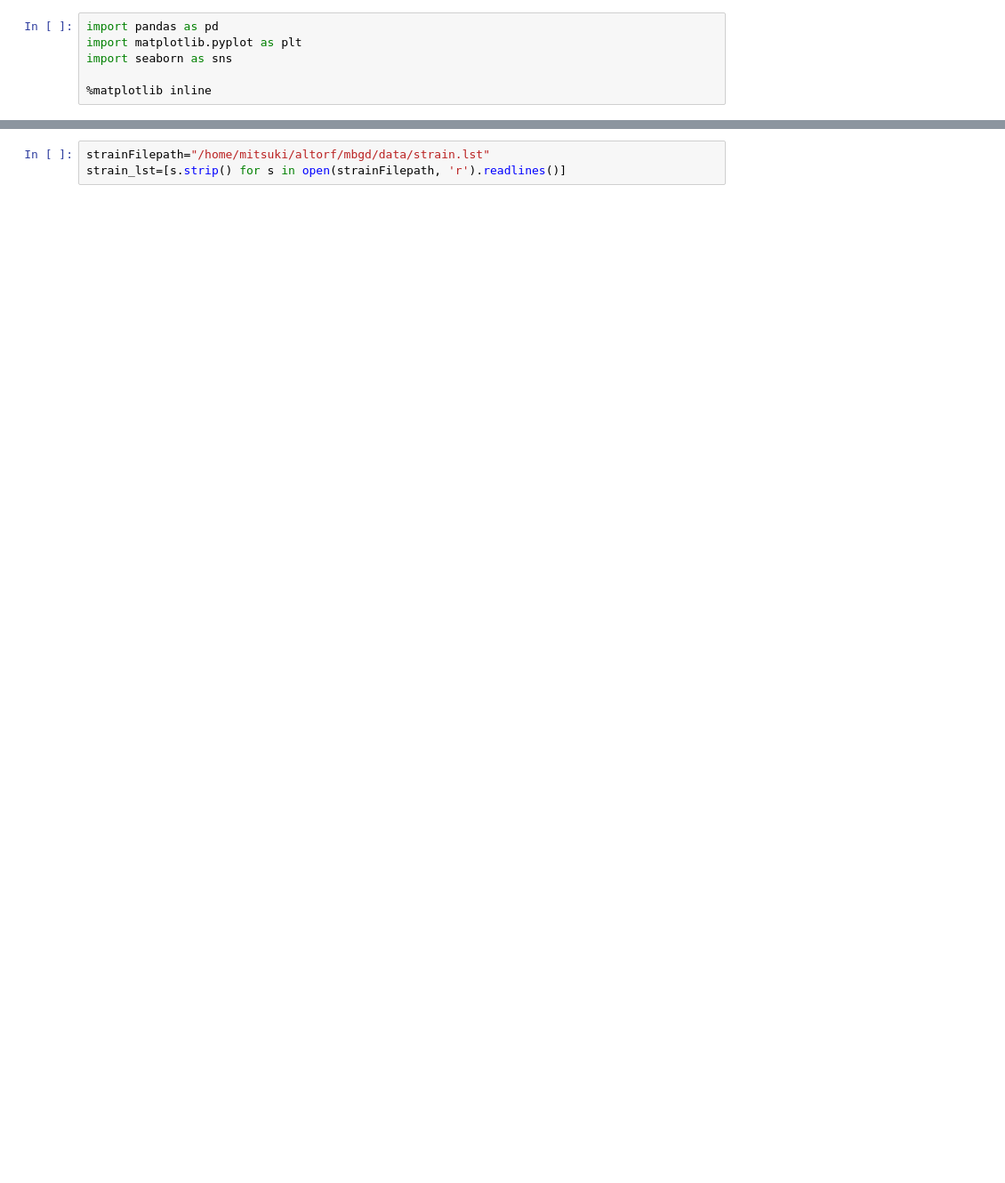
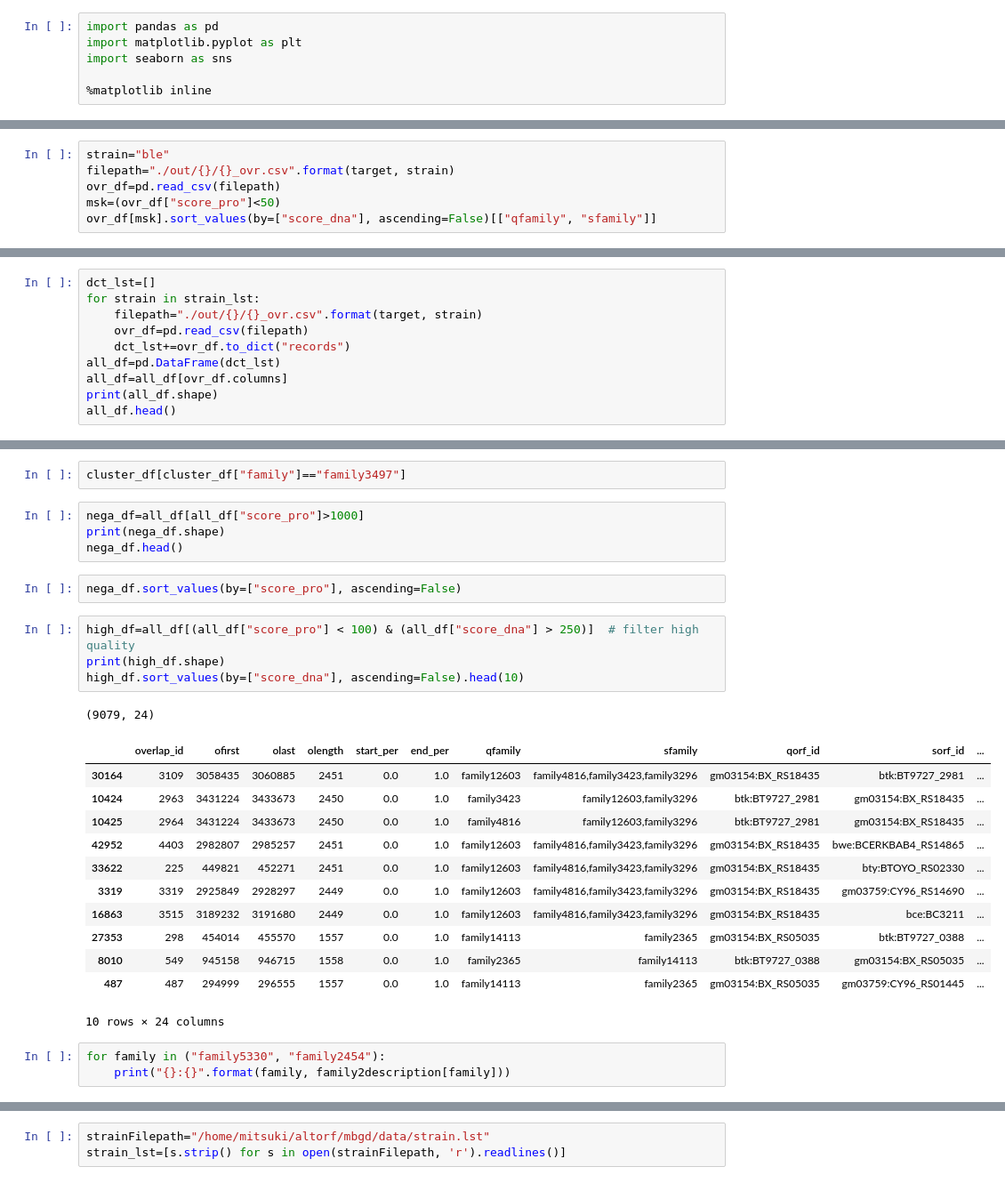
Before and after one commit to MitsukiUsui/mbgd, a Jupyter notebook: analyze/viz_score.ipynb, the cells around one changed output, grey strips where cells are left out. Shown: that part at 89% size. Drawn from its saved outputs; the diff is of its cells as text; blank space fills up the shorter version.

```diff
--- a/analyze/viz_score.ipynb
+++ b/analyze/viz_score.ipynb
@@ -6,0 +42,6 @@ import seaborn as sns
+# %%
+strain="ble"
+filepath="./out/{}/{}_ovr.csv".format(target, strain)
+ovr_df=pd.read_csv(filepath)
+msk=(ovr_df["score_pro"]<50)
+ovr_df[msk].sort_values(by=["score_dna"], ascending=False)[["qfamily", "sfamily"]]
@@ -6,0 +58,10 @@ import seaborn as sns
+# %%
+dct_lst=[]
+for strain in strain_lst:
+    filepath="./out/{}/{}_ovr.csv".format(target, strain)
+    ovr_df=pd.read_csv(filepath)
+    dct_lst+=ovr_df.to_dict("records")
+all_df=pd.DataFrame(dct_lst)
+all_df=all_df[ovr_df.columns]
+print(all_df.shape)
+all_df.head()
@@ -6,0 +91,29 @@ import seaborn as sns
+# %%
+cluster_df[cluster_df["family"]=="family3497"]
+# %%
+nega_df=all_df[all_df["score_pro"]>1000]
+print(nega_df.shape)
+nega_df.head()
+# %%
+nega_df.sort_values(by=["score_pro"], ascending=False)
+# %%
+high_df=all_df[(all_df["score_pro"] < 100) & (all_df["score_dna"] > 250)]  # filter high quality
+print(high_df.shape)
+high_df.sort_values(by=["score_dna"], ascending=False).head(10)
+# %% [output]
+(9079, 24)
+|  | overlap_id | ofirst | olast | olength | start_per | end_per | qfamily | sfamily | qorf_id | sorf_id | ... |
+| 30164 | 3109 | 3058435 | 3060885 | 2451 | 0.0 | 1.0 | family12603 | family4816,family3423,family3296 | gm03154:BX_RS18435 | btk:BT9727_2981 | ... |
+| 10424 | 2963 | 3431224 | 3433673 | 2450 | 0.0 | 1.0 | family3423 | family12603,family3296 | btk:BT9727_2981 | gm03154:BX_RS18435 | ... |
+| 10425 | 2964 | 3431224 | 3433673 | 2450 | 0.0 | 1.0 | family4816 | family12603,family3296 | btk:BT9727_2981 | gm03154:BX_RS18435 | ... |
+| 42952 | 4403 | 2982807 | 2985257 | 2451 | 0.0 | 1.0 | family12603 | family4816,family3423,family3296 | gm03154:BX_RS18435 | bwe:BCERKBAB4_RS14865 | ... |
+| 33622 | 225 | 449821 | 452271 | 2451 | 0.0 | 1.0 | family12603 | family4816,family3423,family3296 | gm03154:BX_RS18435 | bty:BTOYO_RS02330 | ... |
+| 3319 | 3319 | 2925849 | 2928297 | 2449 | 0.0 | 1.0 | family12603 | family4816,family3423,family3296 | gm03154:BX_RS18435 | gm03759:CY96_RS14690 | ... |
+| 16863 | 3515 | 3189232 | 3191680 | 2449 | 0.0 | 1.0 | family12603 | family4816,family3423,family3296 | gm03154:BX_RS18435 | bce:BC3211 | ... |
+| 27353 | 298 | 454014 | 455570 | 1557 | 0.0 | 1.0 | family14113 | family2365 | gm03154:BX_RS05035 | btk:BT9727_0388 | ... |
+| 8010 | 549 | 945158 | 946715 | 1558 | 0.0 | 1.0 | family2365 | family14113 | btk:BT9727_0388 | gm03154:BX_RS05035 | ... |
+| 487 | 487 | 294999 | 296555 | 1557 | 0.0 | 1.0 | family14113 | family2365 | gm03154:BX_RS05035 | gm03759:CY96_RS01445 | ... |
+10 rows × 24 columns
+# %%
+for family in ("family5330", "family2454"):
+    print("{}:{}".format(family, family2description[family]))
```
Also changed, not shown: parts of 49 cells of this notebook, 29 other files.
